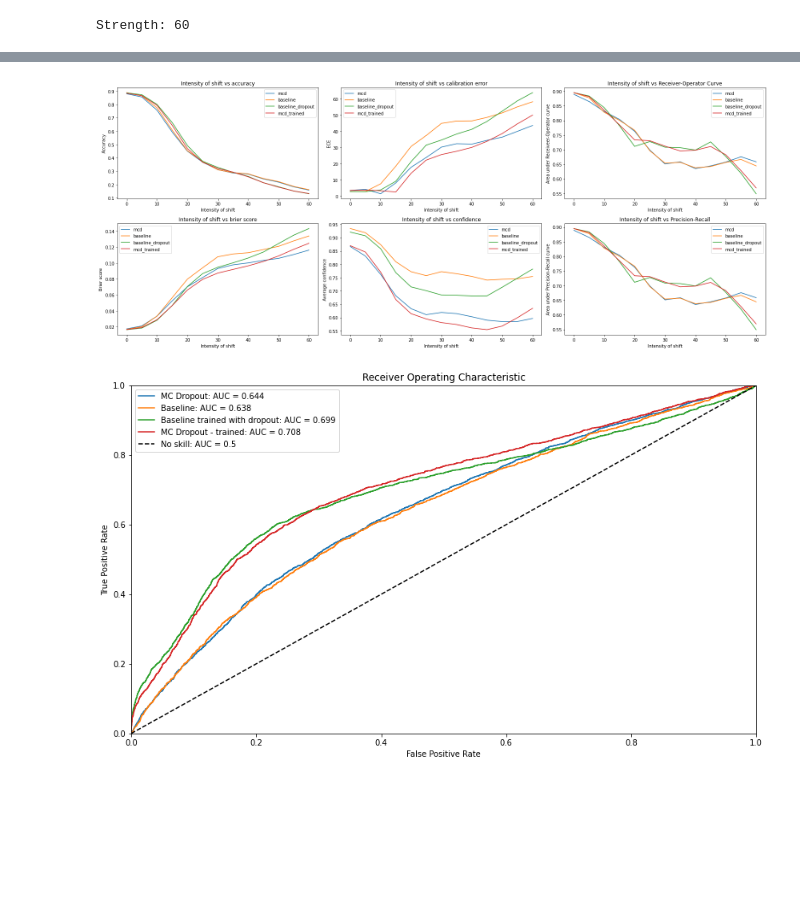
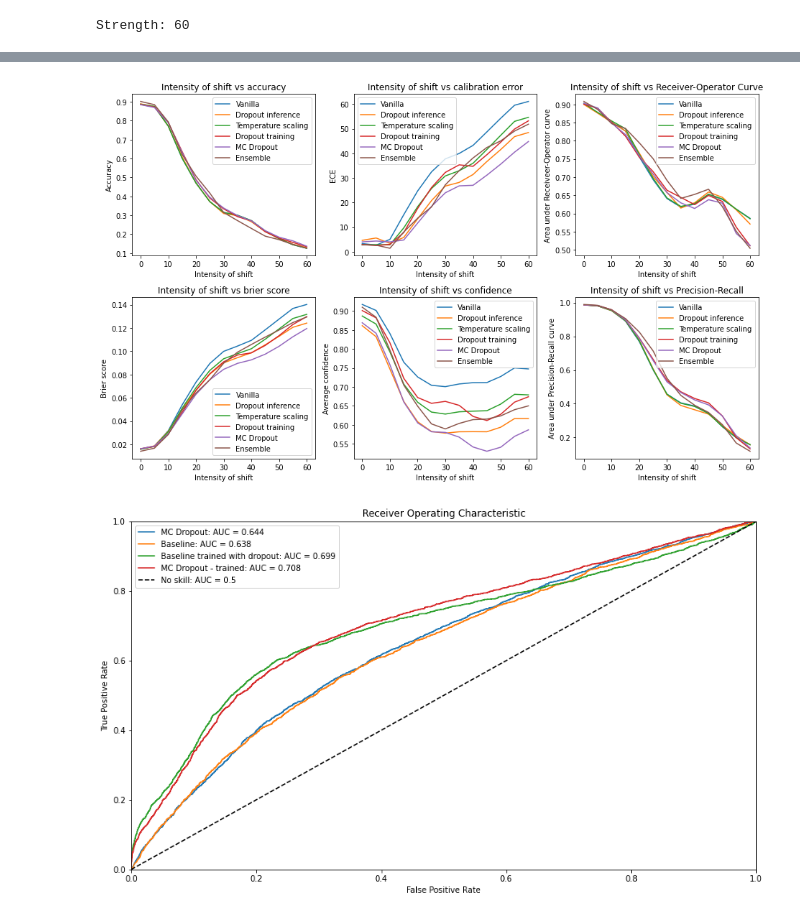
Before and after one commit to vlasakjiri/uncertainty-estimations, a Jupyter notebook: classification-fmnist.ipynb, the cells around one changed output, grey strips where cells are left out. Cells and saved outputs as stored; diff of their text form; code cells hidden in the pictures; blank space fills up the shorter version.

```diff
--- a/classification-fmnist.ipynb
+++ b/classification-fmnist.ipynb
@@ -291,9 +339,9 @@ Strength: 55
 Strength: 60
 # %%
 import pickle
-with open("rotation_fmnist.pickle", "wb") as f:
+with open("experiments/rotation_fmnist.pickle", "wb") as f:
     pickle.dump(curves,f)
 # %%
 import pickle
-with open("rotation_fmnist.pickle", "rb") as f:
+with open("experiments/rotation_fmnist.pickle", "rb") as f:
     curves = pickle.load(f)
@@ -306,0 +363,14 @@ curves
+# %%
+import pandas as pd
+df = pd.DataFrame()
+
+for label, prog in curves.items():
+    print(label)
+    row = {"label":label}
+
+    for name,val in vars(prog).items():
+        if len(val)>0:
+            row[name] = val[0]
+            print(name, val[0])
+    df=df.append(row,ignore_index=True)
+df
@@ -307,5 +402,19 @@ curves
+# %%
+curves["Vanilla"] = curves["baseline"]
+curves["Dropout inference"] = curves["mcd"]
+curves["Temperature scaling"] = curves["temp_scaling"]
+curves["Dropout training"] = curves["baseline_dropout"]
+curves["MC Dropout"] = curves["mcd_trained"]
+curves["Ensemble"] = curves["ensemble"]
+
+del curves['baseline']
+del curves['mcd']
+del curves['temp_scaling']
+del curves['baseline_dropout']
+del curves['mcd_trained']
+del curves['ensemble']
 # %%
-fig, axs = plt.subplots(2, 3, figsize=(22, 9))
+fig, axs = plt.subplots(2, 3, figsize=(13, 8))
 for name, m in curves.items():
     ax = axs[0][0]
     ax.plot(m.strengths, m.acc, label=name)
@@ -322,35 +431,37 @@ for name, m in curves.items():
     ax.set_ylabel("Brier score")
 
     ax = axs[0][1]
     ax.plot(m.strengths, m.ece, label=name)
     ax.legend()
     ax.set_title("Intensity of shift vs calibration error")
     ax.set_xlabel("Intensity of shift")
     ax.set_ylabel("ECE")
 
     ax = axs[1][1]
     ax.plot(m.strengths, m.confs, label=name)
     ax.legend()
     ax.set_title("Intensity of shift vs confidence")
     ax.set_xlabel("Intensity of shift")
     ax.set_ylabel("Average confidence")
 
     ax = axs[0][2]
     ax.plot(m.strengths, m.auroc, label=name)
     ax.legend()
     ax.set_title("Intensity of shift vs Receiver-Operator Curve")
     ax.set_xlabel("Intensity of shift")
     ax.set_ylabel("Area under Receiveer-Operator curve")
 
     ax = axs[1][2]
-    ax.plot(m.strengths, m.auroc, label=name)
+    ax.plot(m.strengths, m.aupr, label=name)
     ax.legend()
     ax.set_title("Intensity of shift vs Precision-Recall")
     ax.set_xlabel("Intensity of shift")
     ax.set_ylabel("Area under Precision-Recall curve")
 fig.tight_layout()
+
+plt.savefig("figures/fmnist-rotation.pdf")
 # %% [output]
-[figure, old version]
+[figure, new version]
 # %%
 transforms= torchvision.transforms.Compose(
     [
```
Also changed, not shown: parts of 17 cells of this notebook, 14 other files.
